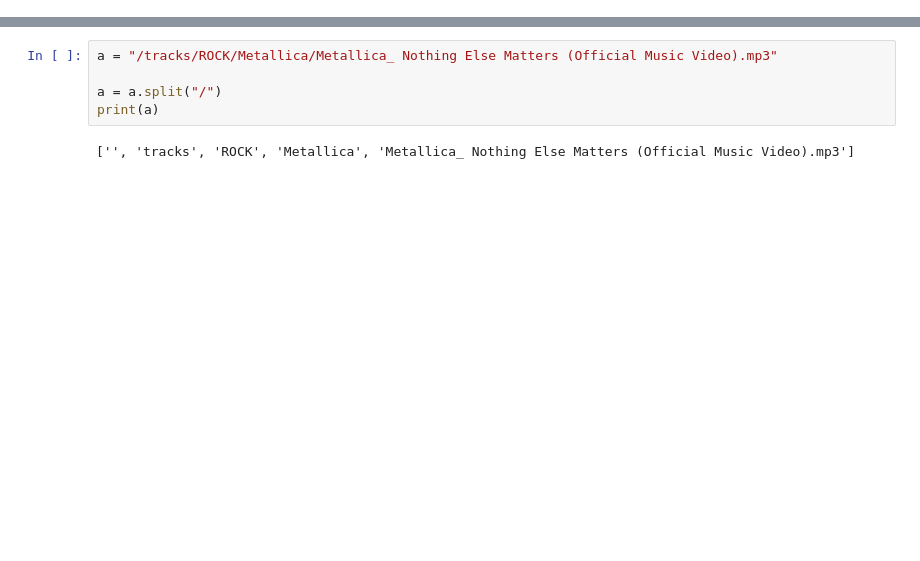
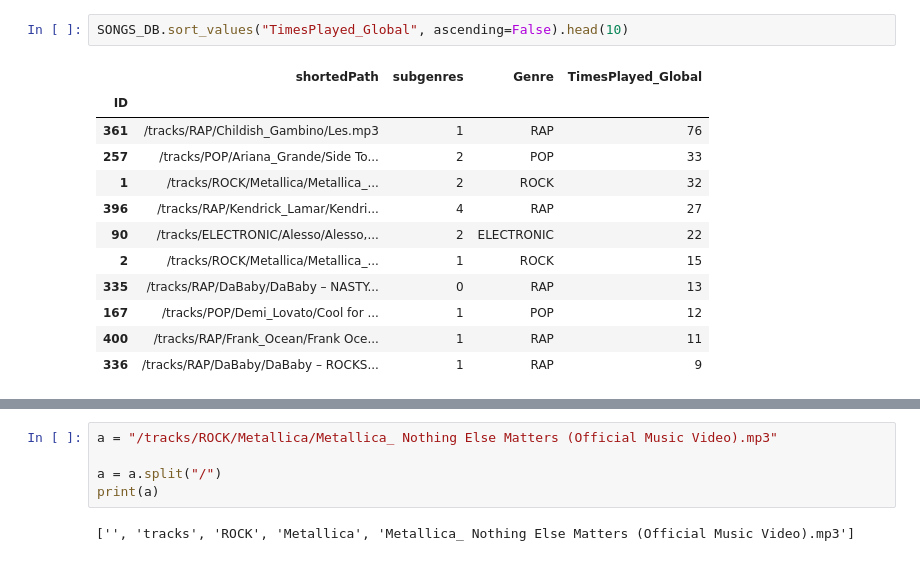
Before and after one commit to ioSoyPato/Duckify, a Jupyter notebook: idea.ipynb, the cells around one changed output, grey strips where cells are left out. Drawn from its saved outputs; the diff is of its cells as text; blank space fills up the shorter version.

```diff
--- a/idea.ipynb
+++ b/idea.ipynb
@@ -47,0 +77,15 @@ def recommend_song(path:str, genre:str):
+# %%
+SONGS_DB.sort_values("TimesPlayed_Global", ascending=False).head(10)
+# %% [output]
+|  | shortedPath | subgenres | Genre | TimesPlayed_Global |
+| ID |  |  |  |  |
+| 361 | /tracks/RAP/Childish_Gambino/Les.mp3 | 1 | RAP | 76 |
+| 257 | /tracks/POP/Ariana_Grande/Side To... | 2 | POP | 33 |
+| 1 | /tracks/ROCK/Metallica/Metallica_... | 2 | ROCK | 32 |
+| 396 | /tracks/RAP/Kendrick_Lamar/Kendri... | 4 | RAP | 27 |
+| 90 | /tracks/ELECTRONIC/Alesso/Alesso,... | 2 | ELECTRONIC | 22 |
+| 2 | /tracks/ROCK/Metallica/Metallica_... | 1 | ROCK | 15 |
+| 335 | /tracks/RAP/DaBaby/DaBaby – NASTY... | 0 | RAP | 13 |
+| 167 | /tracks/POP/Demi_Lovato/Cool for ... | 1 | POP | 12 |
+| 400 | /tracks/RAP/Frank_Ocean/Frank Oce... | 1 | RAP | 11 |
+| 336 | /tracks/RAP/DaBaby/DaBaby – ROCKS... | 1 | RAP | 9 |
```
Also changed, not shown: parts of 13 cells of this notebook.
